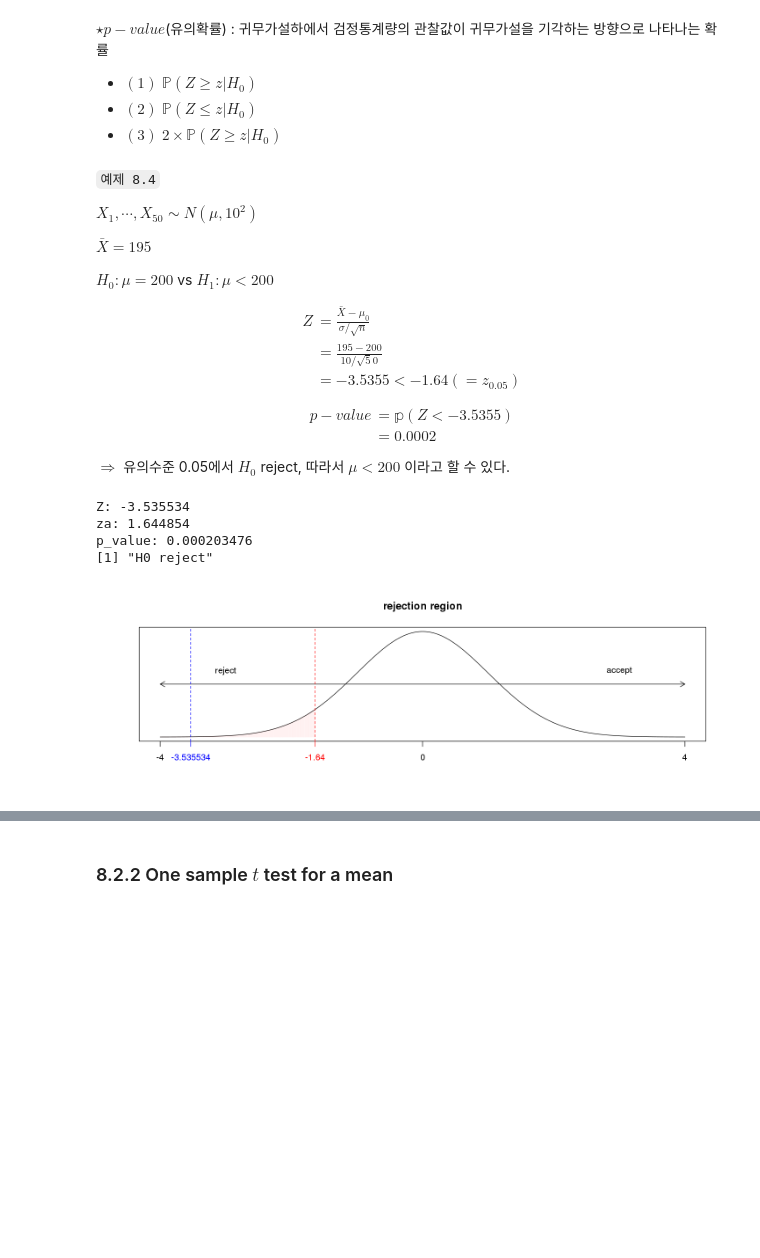
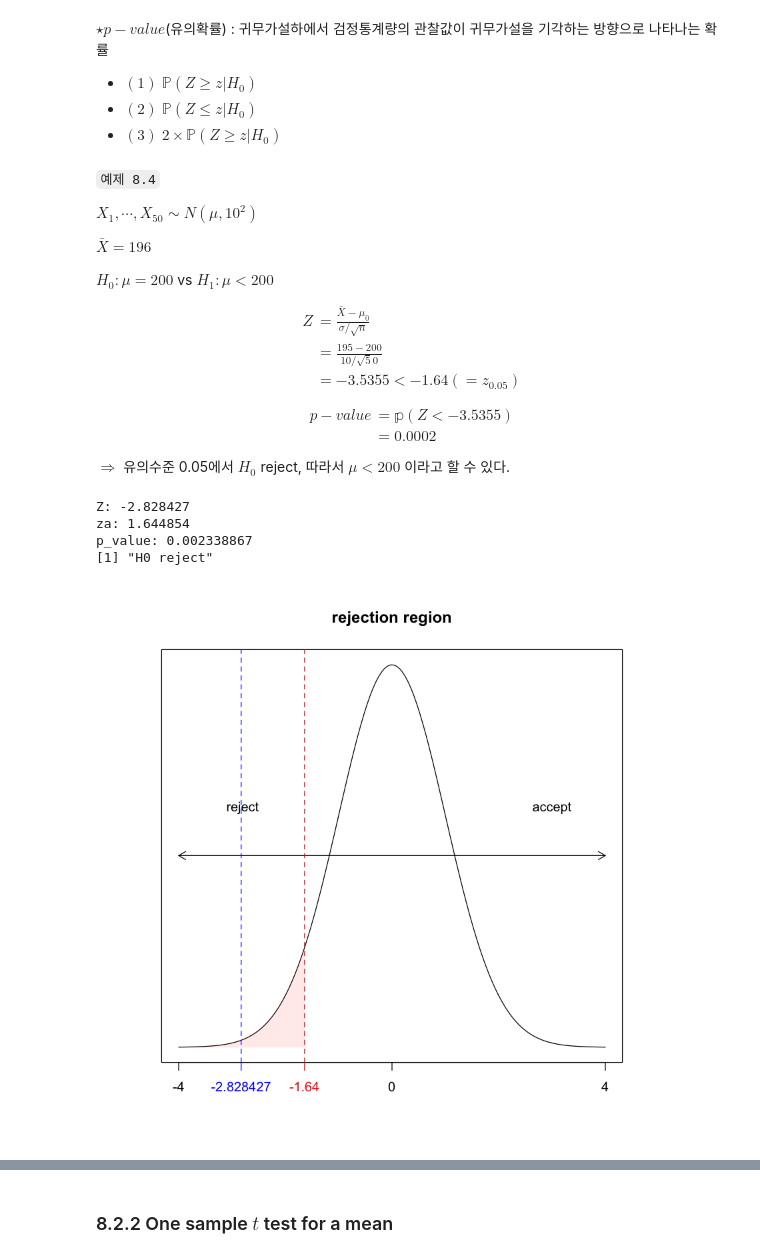
Before and after one commit to Yimdh/progress, a Jupyter notebook: stat/elementsStat/inference/08_Inference.ipynb, the cells around one changed output, grey strips where cells are left out. Drawn from its saved outputs; the diff is of its cells as text; code cells hidden in the pictures; blank space fills up the shorter version.

```diff
--- a/stat/elementsStat/inference/08_Inference.ipynb
+++ b/stat/elementsStat/inference/08_Inference.ipynb
@@ -210,7 +210,7 @@ $\star p-value$(유의확률) : 귀무가설하에서 검정통계량의 관찰
 
 $X_1,\cdots,X_{50} \sim N(\mu,10^2)$
 
-$\bar X = 195$
+$\bar X = 196$
 
 $H_0:\mu=200$ vs $H_1:\mu \lt 200$
 
@@ -228,7 +228,7 @@ p-value &= \mathbb p (Z\lt-3.5355) \\
 $\Rightarrow$ 유의수준 0.05에서 $H_0$ reject, 따라서 $\mu \lt 200$ 이라고 할 수 있다.
 # %%
 x = seq(-4,4,by=0.01)
-xbar<-195
+xbar<-196
 mu0<-200
 sigma<-10
 n<-50
@@ -241,39 +241,39 @@ cat("p_value:",pvalue,"\n")
 
 if (Z<za){
     print("H0 reject")
 }else
     print("H0 not reject")
 
 
 plot(x,dnorm(x),type='l',ylab='',xlab='',axes=F,main='rejection region')
 box()
 axis(1,c(0,-4,4))
 axis(1,-1.64,col='red',col.axis = 'red')
 rect(seq(-4,-1.64,by=0.01),0,seq(-4,-1.64,by=0.01),dnorm(seq(-4,-1.64,by=0.01)),border='#ff000010')
-text(c(-3,3),c(0.25,0.25),c("reject","accept"))
+text(c(-2.8,3),c(0.25,0.25),c("reject","accept"))
 arrows(-4,0.2,4,0.2,code=3,length=0.1)
 abline(v=-1.64,lty=2,col='red')
 abline(v=Z,lty=2,col='blue')
 axis(1,Z,col='blue',col.axis = 'blue')
 
 
 plot(x,dnorm(x),type='l',ylab='',xlab='',axes=F,main='rejection region and p-value',xlim=c(-4,-1.5),ylim=c(0,0.25))
 box()
 axis(1,c(0,-4,4))
 axis(1,-1.64,col='red',col.axis = 'red')
 rect(seq(-4,-1.64,by=0.001),0,seq(-4,-1.64,by=0.001),dnorm(seq(-4,-1.64,by=0.001)),border='#ff000010')
 abline(v=-1.64,lty=2,col='red')
-abline(v=-2,lty=2,col='blue')
-axis(1,-2,col='blue',col.axis = 'blue')
-rect(seq(-4,-2,by=0.001),0,seq(-4,-2,by=0.001),dnorm(seq(-4,-2,by=0.001)),border='#0000ff10')
+abline(v=Z,lty=2,col='blue')
+axis(1,Z,col='blue',col.axis = 'blue')
+rect(seq(-4,Z,by=0.001),0,seq(-4,Z,by=0.001),dnorm(seq(-4,Z,by=0.001)),border='#0000ff10')
 text(-2.1,0.02,"p-value")
 arrows(-4,0.15,-1.64,0.15,code=3,length=0.1)
 text(-3,0.18,expression(alpha))
-arrows(-4,0.1,-2,0.1,code=3,length=0.1,col='#0000ff80')
-text(-3,0.07,"0.0002",col='#0000ff80')
+arrows(-4,0.1,Z,0.1,code=3,length=0.1,col='#0000ff80')
+text(Z-0.5,0.07,paste0("pvalue = ", round(pvalue,8)),col='#0000ff80')
 # %% [output]
-Z: -3.535534
+Z: -2.828427
 za: 1.644854
-p_value: 0.000203476
+p_value: 0.002338867
 [1] "H0 reject"
-[figure, old version]
+[figure, new version]
```
Also changed, not shown: parts of 5 cells of this notebook.
